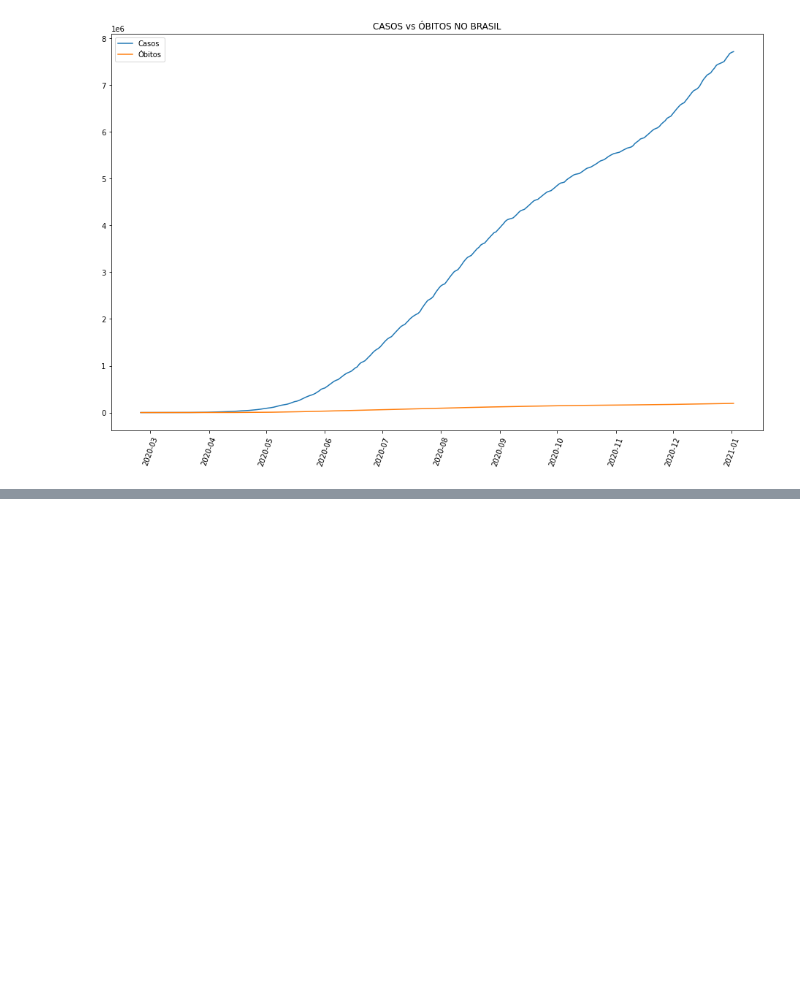
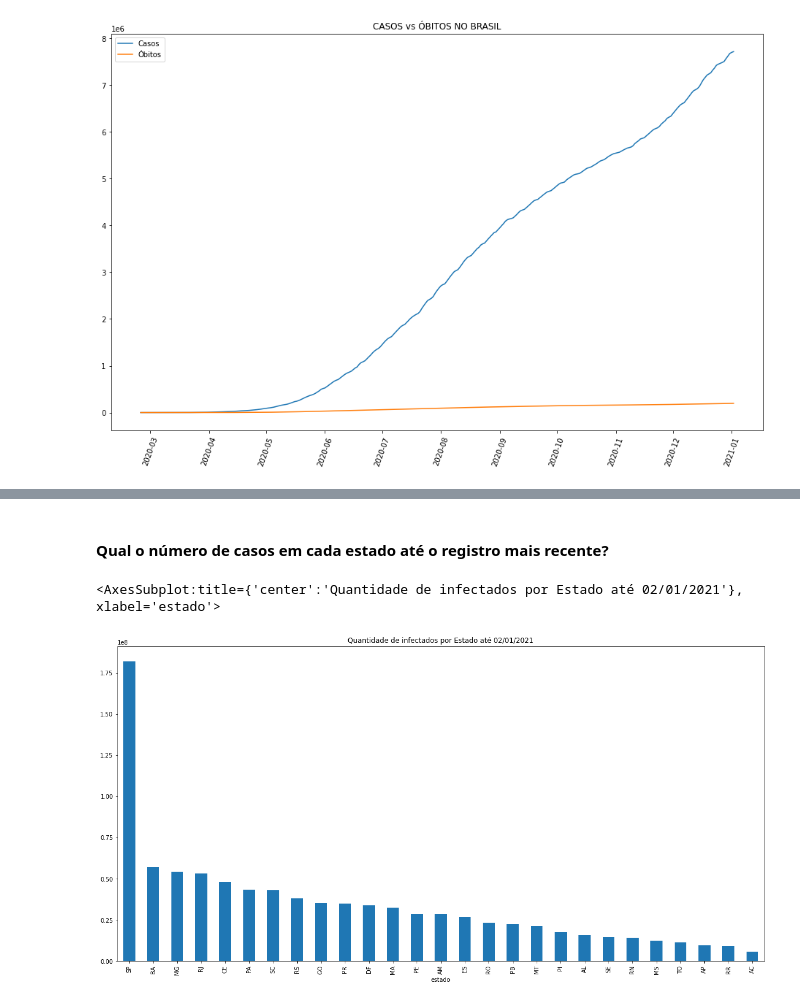
Before and after one commit to SilvioDaCol/Analise_COVID19, a Jupyter notebook: Analysis.ipynb, the cells around one changed output, grey strips where cells are left out. Saved outputs shown, nothing was run; the diff lists cells and outputs as text; code cells hidden in the pictures; blank space fills up the shorter version.

```diff
--- a/Analysis.ipynb
+++ b/Analysis.ipynb
@@ -304,0 +322,8 @@ plt.legend()
+# %% [markdown]
+#### Qual o número de casos em cada estado até o registro mais recente?
+# %%
+infectadosPorEstado = covid_estados.groupby(['estado']).sum()['casosAcumulado'].sort_values(ascending=False)
+infectadosPorEstado.plot(kind='bar', figsize=(20,10), title="Quantidade de infectados por Estado até 02/01/2021")
+# %% [output]
+<AxesSubplot:title={'center':'Quantidade de infectados por Estado até 02/01/2021'}, xlabel='estado'>
+[figure, added]
```
Also changed, not shown: parts of 5 cells of this notebook, 1 other file.
